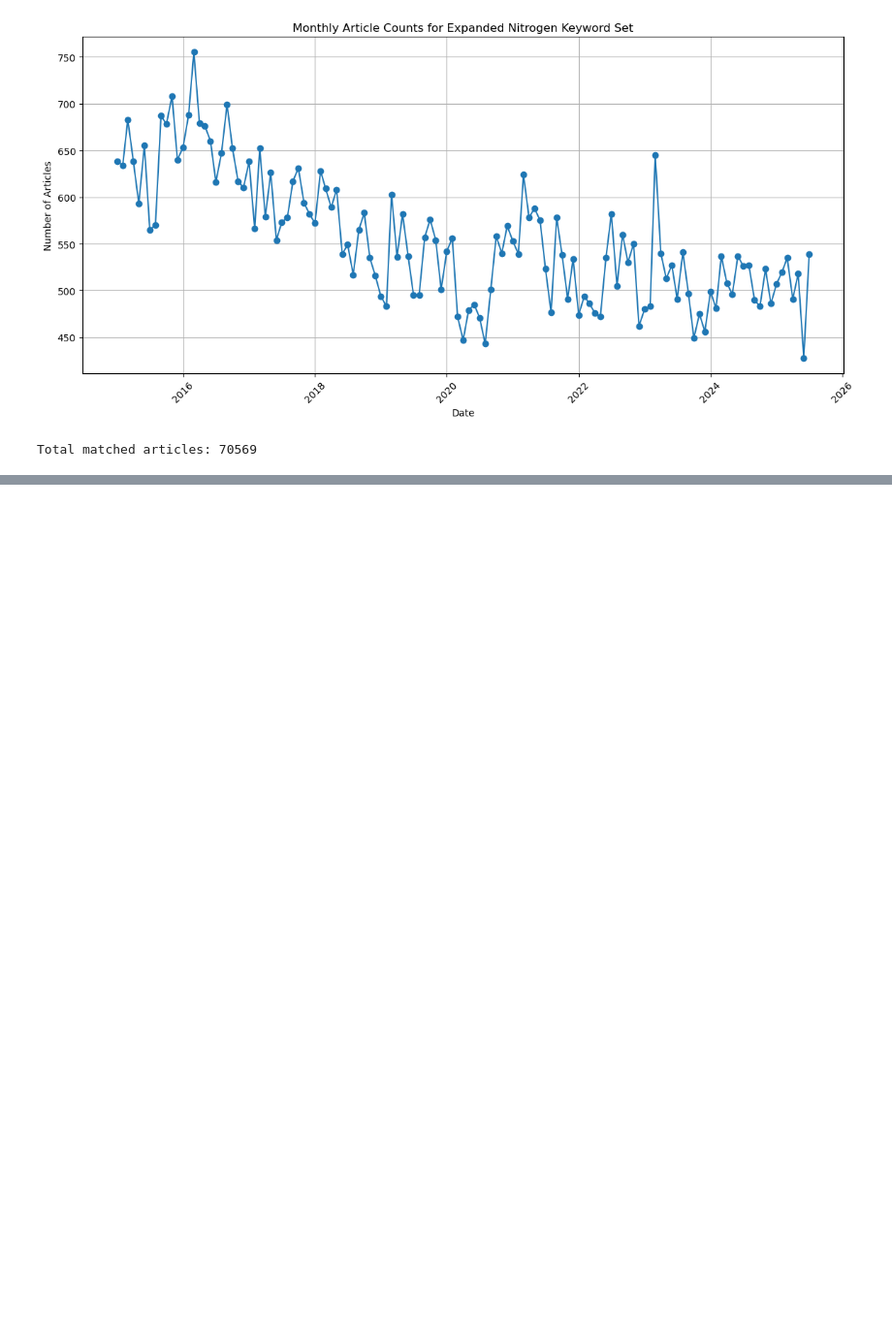
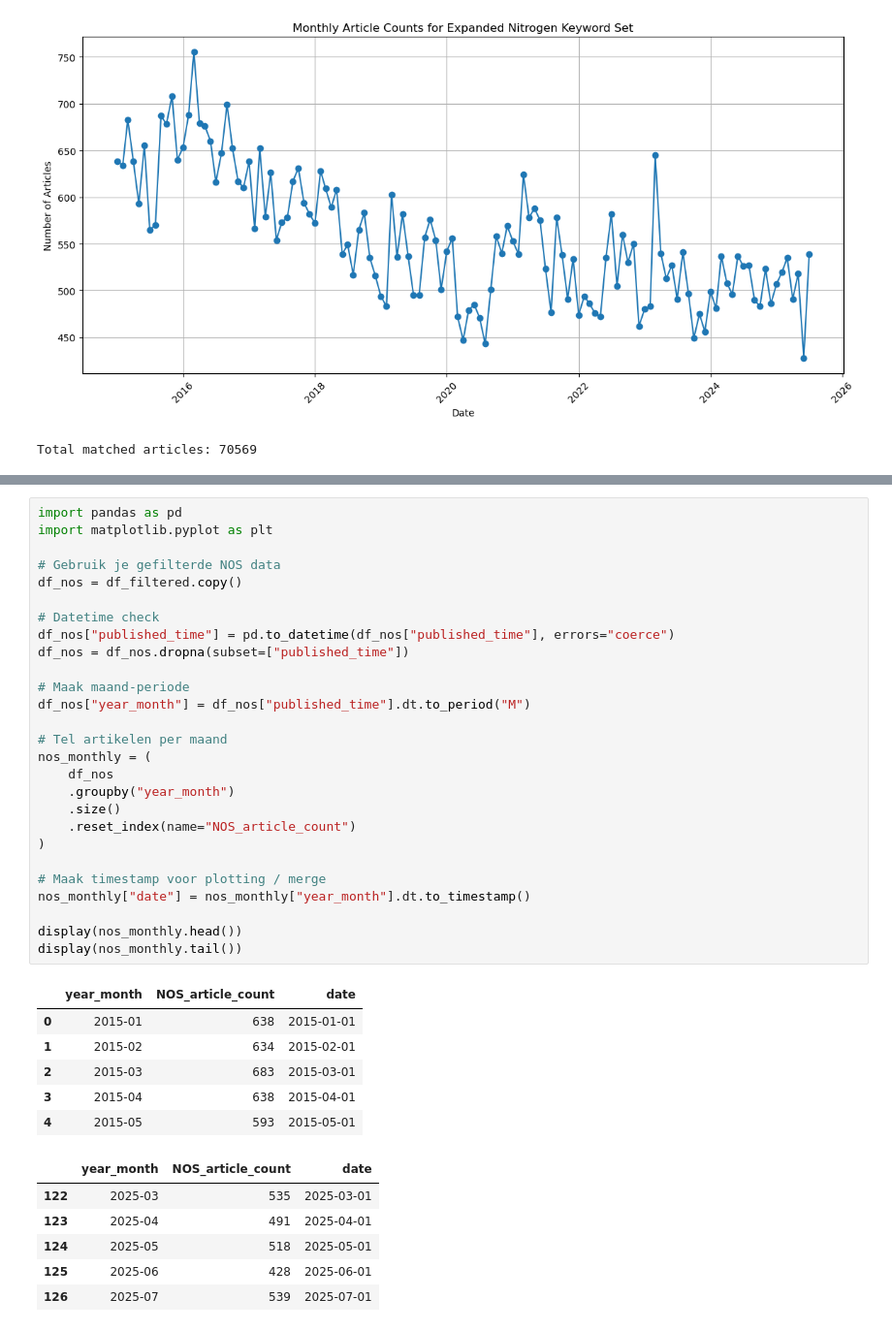
Before and after one commit to pellestam1002/Social_Computing, a Jupyter notebook: data.ipynb, the cells around one changed output, grey strips where cells are left out. Shown at 97% size. Cells and saved outputs as stored; diff of their text form; blank space fills up the shorter version.

```diff
--- a/data.ipynb
+++ b/data.ipynb
@@ -135,0 +186,40 @@ Total matched articles: 70569
+# %%
+import pandas as pd
+import matplotlib.pyplot as plt
+
+# Gebruik je gefilterde NOS data
+df_nos = df_filtered.copy()
+
+# Datetime check
+df_nos["published_time"] = pd.to_datetime(df_nos["published_time"], errors="coerce")
+df_nos = df_nos.dropna(subset=["published_time"])
+
+# Maak maand-periode
+df_nos["year_month"] = df_nos["published_time"].dt.to_period("M")
+
+# Tel artikelen per maand
+nos_monthly = (
+    df_nos
+    .groupby("year_month")
+    .size()
+    .reset_index(name="NOS_article_count")
+)
+
+# Maak timestamp voor plotting / merge
+nos_monthly["date"] = nos_monthly["year_month"].dt.to_timestamp()
+
+display(nos_monthly.head())
+display(nos_monthly.tail())
+# %% [output]
+|  | year_month | NOS_article_count | date |
+| 0 | 2015-01 | 638 | 2015-01-01 |
+| 1 | 2015-02 | 634 | 2015-02-01 |
+| 2 | 2015-03 | 683 | 2015-03-01 |
+| 3 | 2015-04 | 638 | 2015-04-01 |
+| 4 | 2015-05 | 593 | 2015-05-01 |
+|  | year_month | NOS_article_count | date |
+| 122 | 2025-03 | 535 | 2025-03-01 |
+| 123 | 2025-04 | 491 | 2025-04-01 |
+| 124 | 2025-05 | 518 | 2025-05-01 |
+| 125 | 2025-06 | 428 | 2025-06-01 |
+| 126 | 2025-07 | 539 | 2025-07-01 |
```
Also changed, not shown: parts of 3 cells of this notebook.
